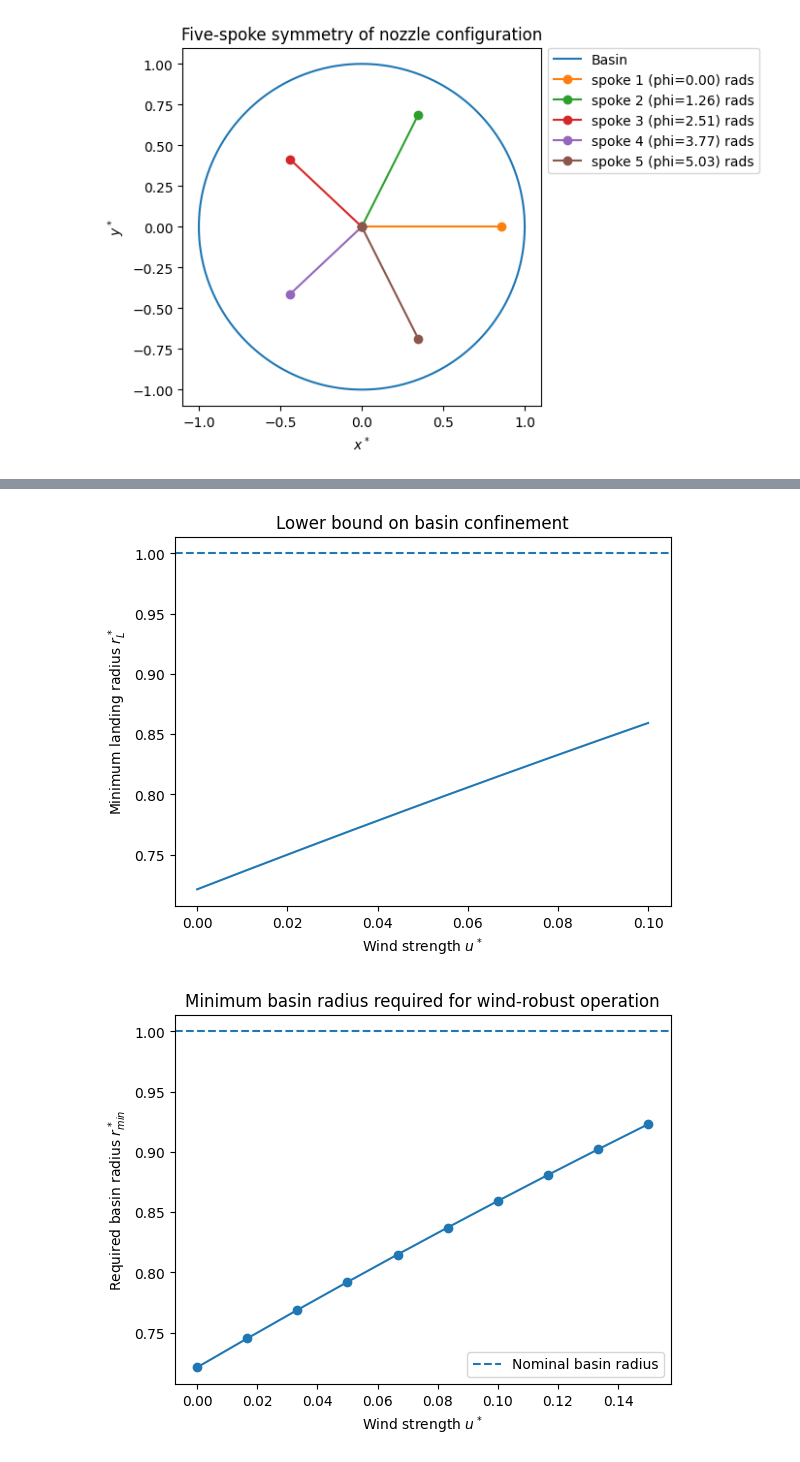
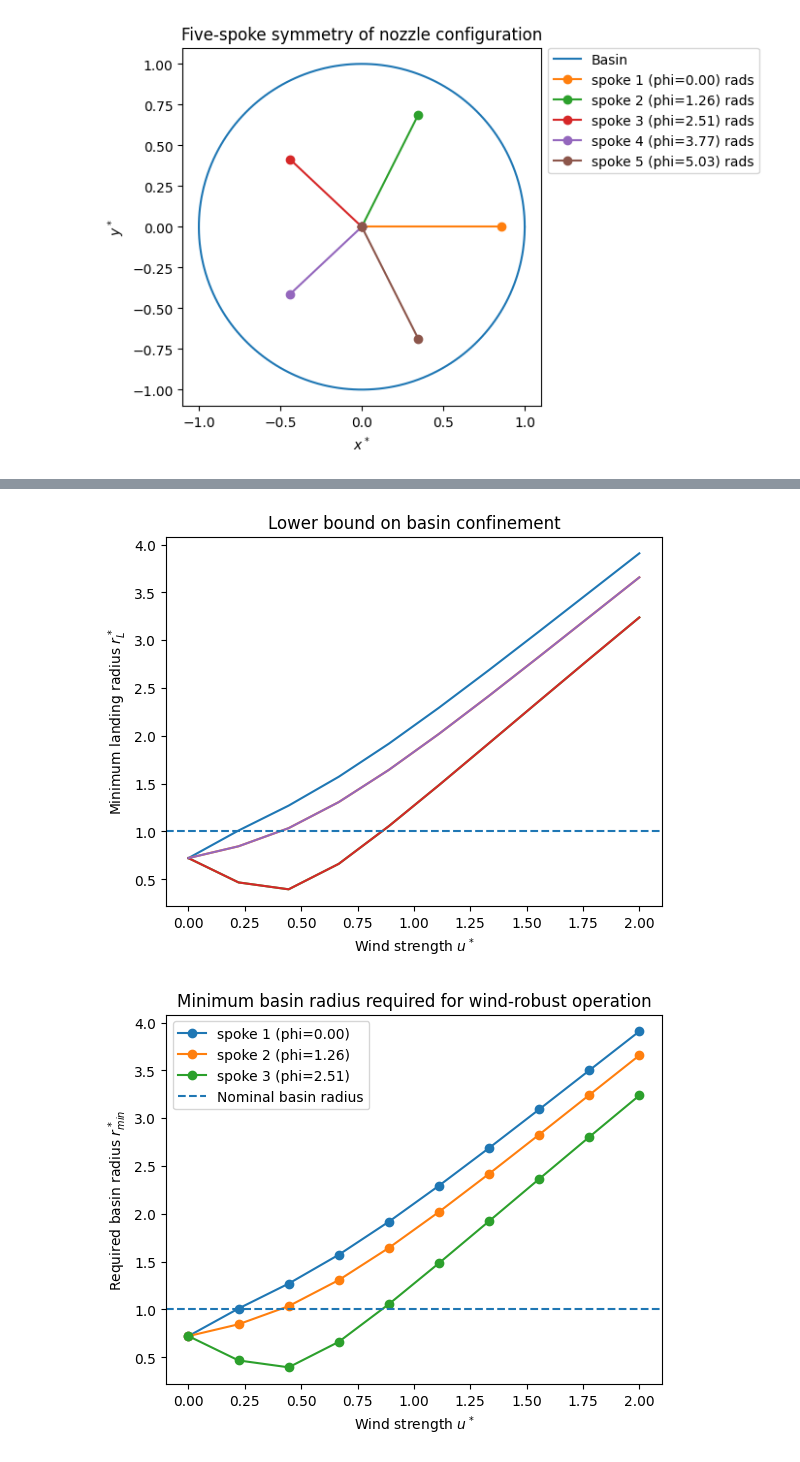
Before and after one commit to pavitra1905/FountainTrajectory, a Jupyter notebook: Pavitra_FT-Copy1-Tia_Edit.ipynb, the cells around one changed output, grey strips where cells are left out. Cells and saved outputs as stored; diff of their text form; code cells hidden in the pictures.

Commit message:
fixed code for all plots

```diff
--- a/Pavitra_FT-Copy1-Tia_Edit.ipynb
+++ b/Pavitra_FT-Copy1-Tia_Edit.ipynb
@@ -90,7 +90,7 @@ phi   = [
     {"phi": 8*np.pi/5},
 ]  # different launch directions based on different spoke positions
 
-winds = (0.04, 0.0, 0.0) # keeping wind fixed; in x direction
+winds = (0.25, 0.0, 0.0) # keeping wind fixed; in x direction
 # %%
 plt.figure()
 for p in phi:
@@ -246,36 +249,44 @@ TypeError: list indices must be integers or slices, not str
 # %%
-winds = np.linspace(0.0, 0.1, 10)
-rmin = []
+winds = np.linspace(0.0, 2, 10)
+rmin = np.full((len(phi), len(winds)), np.nan)
 
-for U in winds:
-    _, land = simulate(theta, phi, Gamma, Lambda,
-                       {"u_star": (U,0,0)})
-    rmin.append(land["rL"])
+for i, U in enumerate(winds):
+    for j, p in enumerate(phi):
+        _, land = simulate(theta, p, Gamma, Lambda,
+                        (U,0,0))
+        if land is not None:
+            rmin[j, i] = land["rL"]
 
-plt.plot(winds, rmin)
+for j, p in enumerate(phi):
+    plt.plot(winds, rmin[j], label=f"spoke {j+1} (phi={p['phi']:.2f})")
 plt.axhline(1.0, linestyle="--")
 plt.xlabel("Wind strength $u^*$")
 plt.ylabel("Minimum landing radius $r_L^*$")
 plt.title("Lower bound on basin confinement")
 plt.show()
 # %% [output]
-[figure, old version]
+[figure, new version]
 # %%
-winds = np.linspace(0.0, 0.15, 10)
-r_required = []
+winds = np.linspace(0.0, 2, 10)
+r_required = np.full((len(phi), len(winds)), np.nan)
 
-for U in winds:
-    _, land = simulate(theta, phi, Gamma, Lambda,
-                       {"u_star": (U, 0, 0)})
-    r_required.append(land["rL"])
+for i, U in enumerate(winds):
+    for j, p in enumerate(phi):
+        _, land = simulate(theta, p, Gamma, Lambda,
+                        (U,0,0))
+        if land is not None:
+            r_required[j, i] = land["rL"]
 
 plt.figure()
-plt.plot(winds, r_required, marker="o")
+for j, p in enumerate(phi):
+    if j == 3:
+        break
+    plt.plot(winds, r_required[j], label=f"spoke {j+1} (phi={p['phi']:.2f})", marker="o")
 plt.axhline(1.0, linestyle="--", label="Nominal basin radius")
 plt.xlabel("Wind strength $u^*$")
 plt.ylabel("Required basin radius $r_{min}^*$")
 plt.title("Minimum basin radius required for wind-robust operation")
 plt.legend()
 plt.show()
 # %% [output]
-[figure, old version]
+[figure, new version]
```
Also changed, not shown: parts of 6 cells of this notebook.
